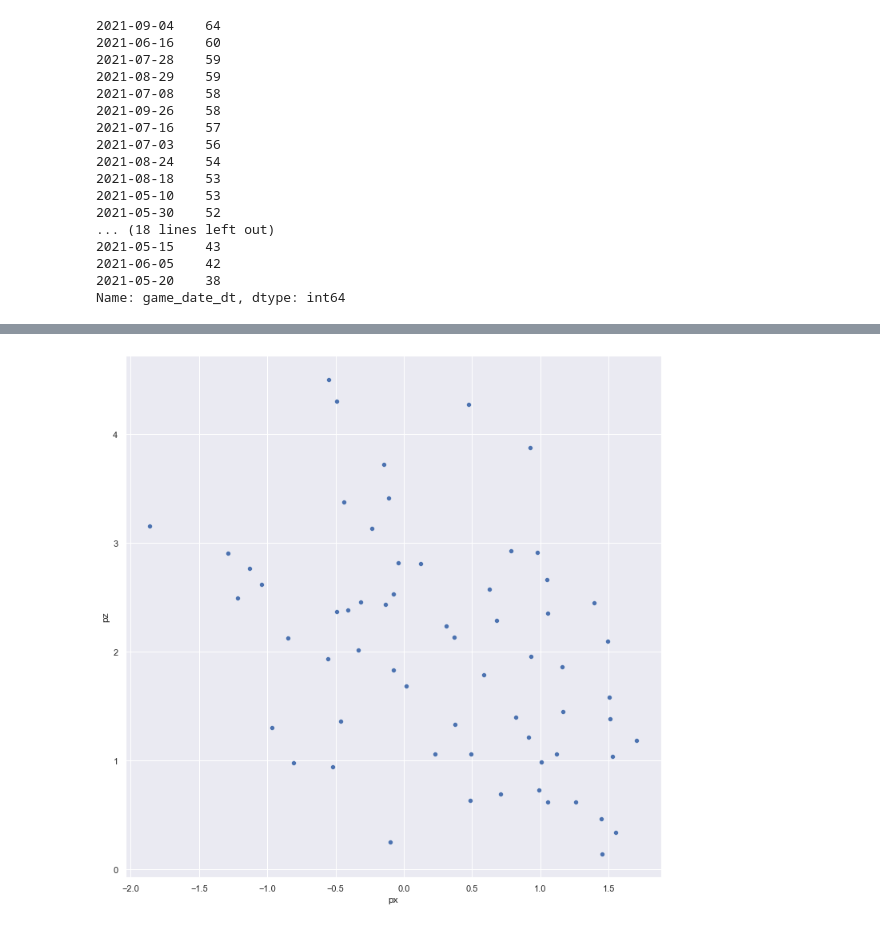
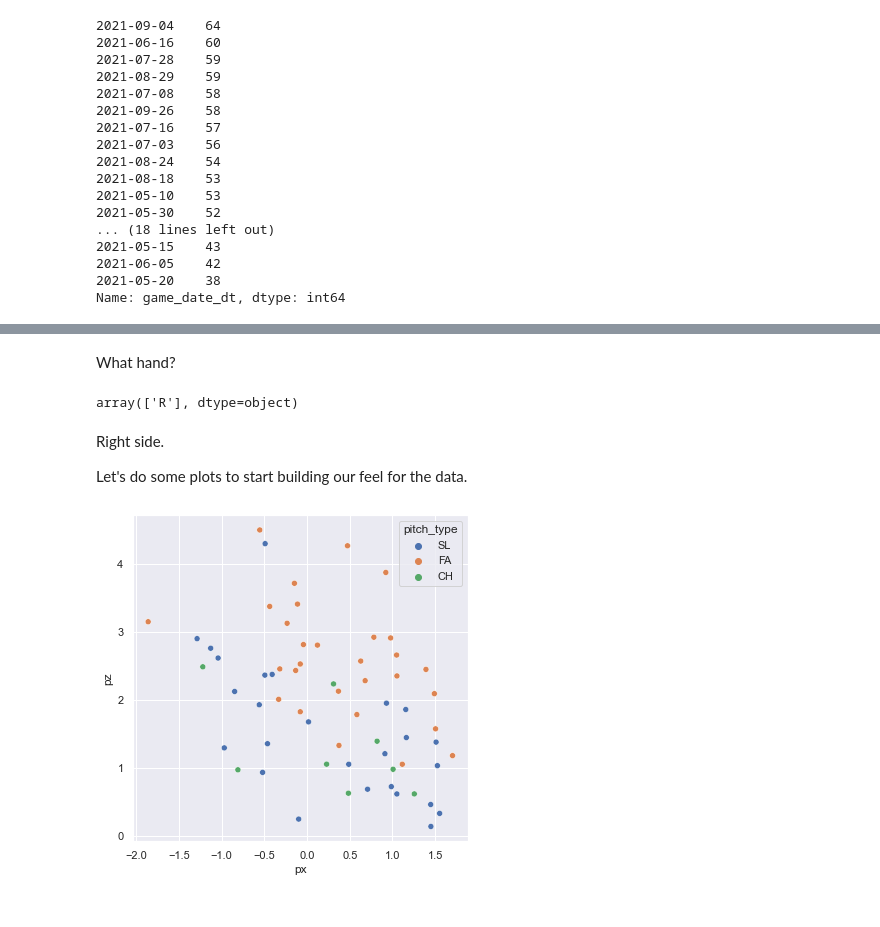
Before and after one commit to werlindo/called-third-strike, a Jupyter notebook: notebooks/02_data_exploration.ipynb, the cells around one changed output, grey strips where cells are left out. Saved outputs shown, nothing was run; the diff lists cells and outputs as text; code cells hidden in the pictures.

```diff
--- a/notebooks/02_data_exploration.ipynb
+++ b/notebooks/02_data_exploration.ipynb
@@ -877,10 +920,20 @@ pitch_sample_small.head().T
 | pitch_type | SL | FA | FA | SL | SL |
 | strike_bool | 0 | 0 | 1 | 0 | 0 |
 | game_date_dt | 2021-09-04 00:00:00 | 2021-09-04 00:00:00 | 2021-09-04 00:00:00 | 2021-09-04 00:00:00 | 2021-09-04 00:00:00 |
-# %%
-sns.set(rc={'figure.figsize': (12,12)})
-
-sns.scatterplot(data=pitch_sample_small, x='px', y='pz')
-plt.show()
-# %% [output]
-[figure, removed]
+# %% [markdown]
+What hand?
+# %%
+pitch_sample['pside'].unique()
+# %% [output]
+array(['R'], dtype=object)
+# %% [markdown]
+Right side.
+
+Let's do some plots to start building our feel for the data.
+# %%
+sns.set(rc={'figure.figsize': (6,6)})
+# %%
+sns.scatterplot(data=pitch_sample_small, x='px', y='pz',hue='pitch_type')
+plt.show()
+# %% [output]
+[figure, added]
```
Also changed, not shown: parts of 62 cells of this notebook, 4 other files.
